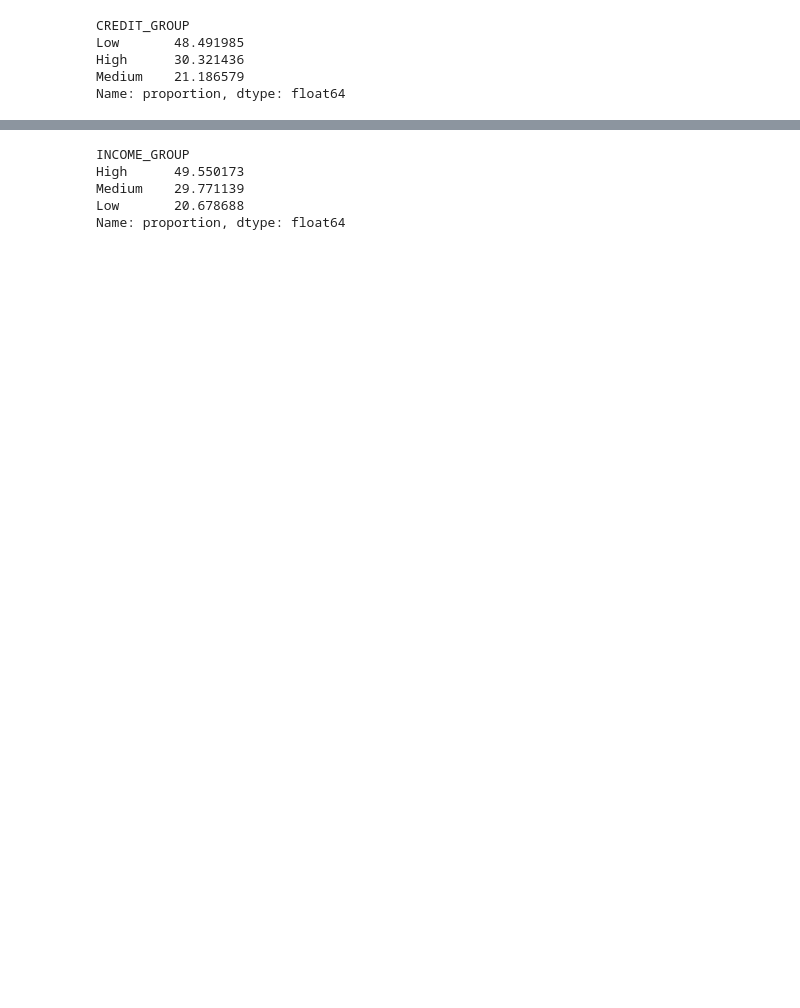
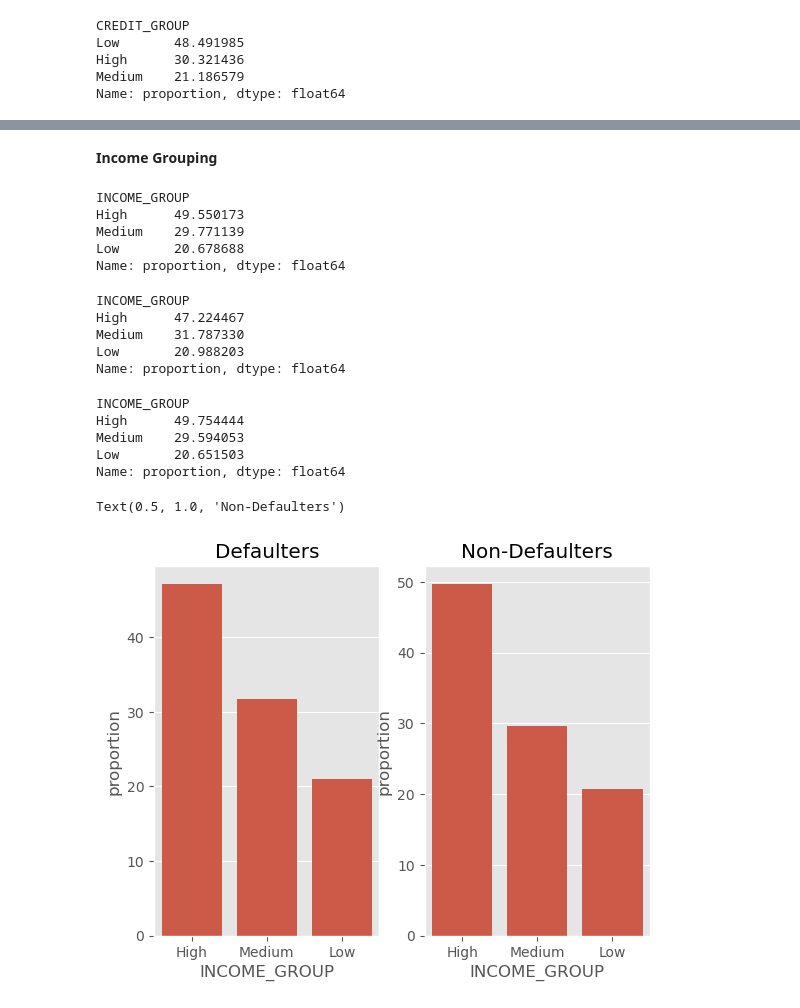
Before and after one commit to PrakNew/UpGrad, a Jupyter notebook: Credit EDA Case Study/credit-eda-case-study.ipynb, the cells around one changed output, grey strips where cells are left out. Cells and saved outputs as stored; diff of their text form; code cells hidden in the pictures; blank space fills up the shorter version.

```diff
--- a/Credit EDA Case Study/credit-eda-case-study.ipynb
+++ b/Credit EDA Case Study/credit-eda-case-study.ipynb
@@ -614,6 +614,10 @@ def categorize_age(age):
         return 'Mid Age'
     else:
         return 'Senior'
+# %%
+# Creating AGE_GROUP column
+
+df_application_current["AGE_GROUP"] = df_application_current['AGE'].apply(categorize_age)
 # %%
 # Calculate percentage of each age group in defaulters
 defaulters_percentage = df_application_current[df_application_current['TARGET'] == 1]['AGE_GROUP'].value_counts(normalize=True) * 100
@@ -678,3 +730,5 @@ Name: proportion, dtype: float64
+# %% [markdown]
+**Income Grouping**
 # %%
 # Similarly creating a income group
 def income_group(x):
@@ -693,3 +747,39 @@ High      49.550173
 Medium    29.771139
 Low       20.678688
 Name: proportion, dtype: float64
+# %%
+# Calculating the percentage of defaulters
+income_defaulters_percentage = df_application_current[df_application_current['TARGET'] == 1]['INCOME_GROUP'].value_counts(normalize=True) * 100
+income_defaulters_percentage
+# %% [output]
+INCOME_GROUP
+High      47.224467
+Medium    31.787330
+Low       20.988203
+Name: proportion, dtype: float64
+# %%
+# Calculating the percentage of non_defaulters
+income_non_defaulters_percentage = df_application_current[df_application_current['TARGET'] == 0]['INCOME_GROUP'].value_counts(normalize=True) * 100
+income_non_defaulters_percentage
+# %% [output]
+INCOME_GROUP
+High      49.754444
+Medium    29.594053
+Low       20.651503
+Name: proportion, dtype: float64
+# %%
+df_income_defaulters = income_defaulters_percentage.reset_index()
+df_income_non_defaulters = income_non_defaulters_percentage.reset_index()
+# %%
+# sns plot for df_income_defaulters and df_income_non_defaulters
+
+plt.subplot(1,2,1)
+sns.barplot(x='INCOME_GROUP',y='proportion',data=df_income_defaulters)
+plt.title('Defaulters')
+
+plt.subplot(1,2,2)
+sns.barplot(x='INCOME_GROUP',y='proportion',data=df_income_non_defaulters)
+plt.title('Non-Defaulters')
+# %% [output]
+Text(0.5, 1.0, 'Non-Defaulters')
+[figure, added]
```
Also changed, not shown: parts of 10 cells of this notebook.
